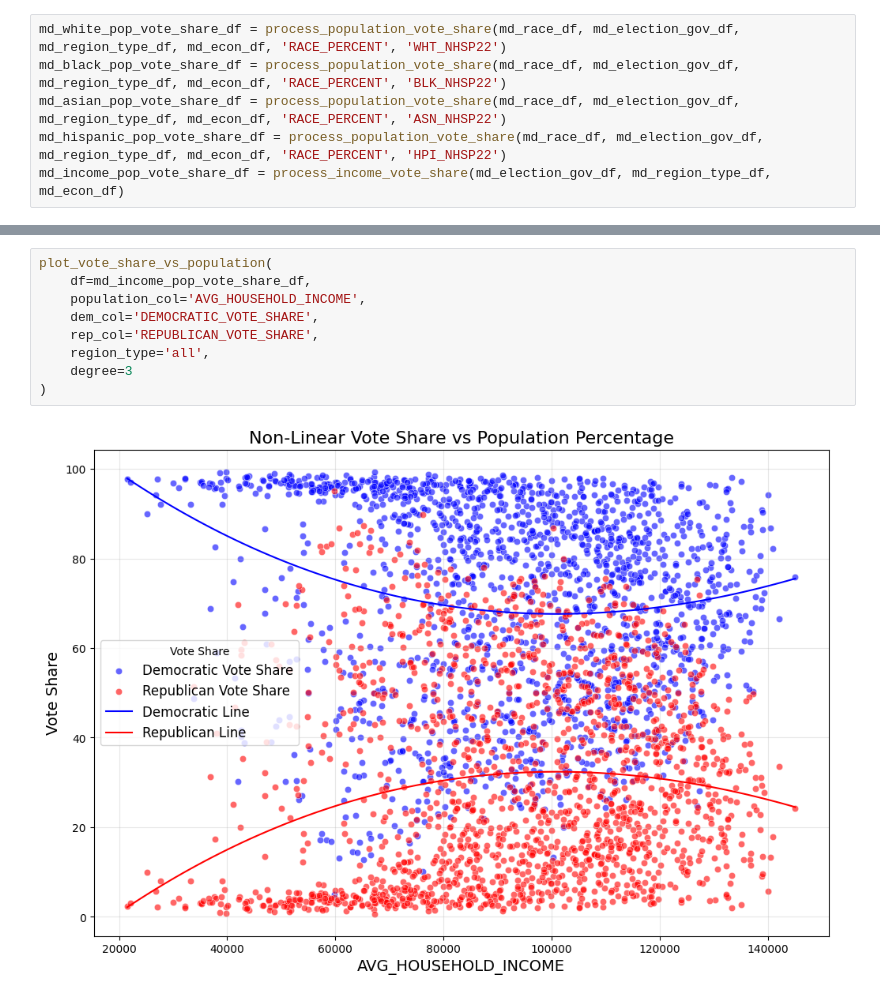
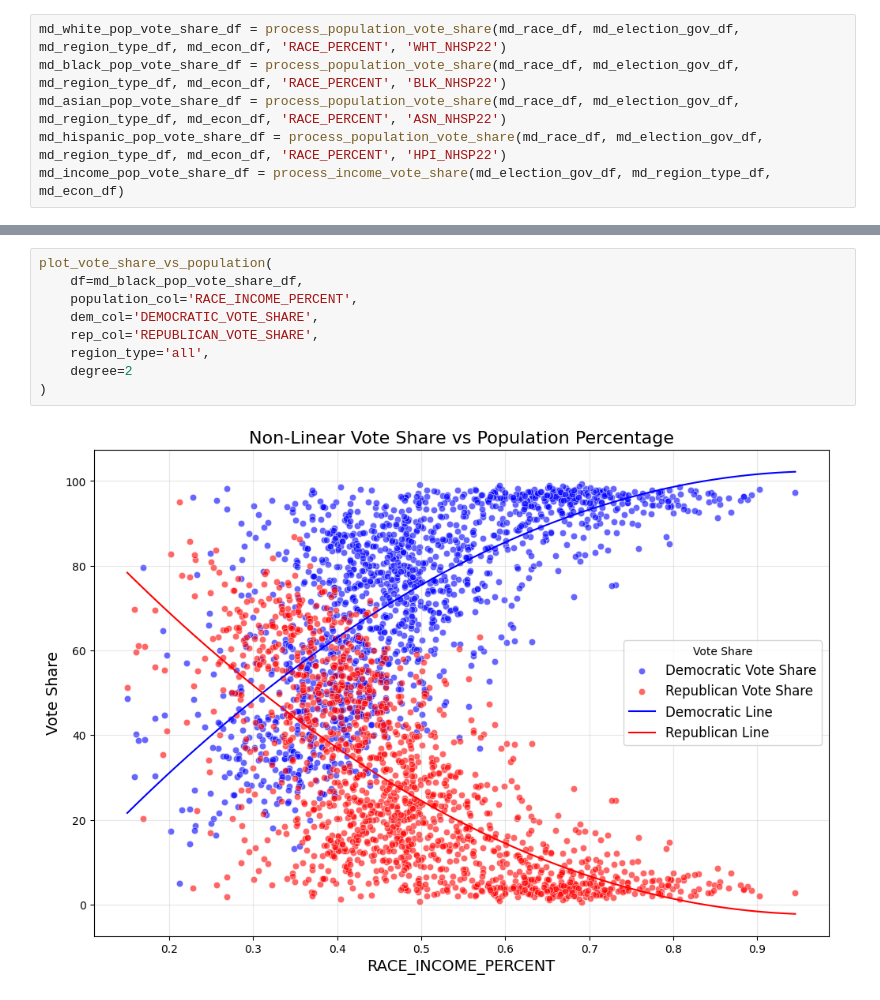
Before and after one commit to SBU-CSE-416/votifier, a Jupyter notebook: server/data/preprocess_gingles.ipynb, the cells around one changed output, grey strips where cells are left out. Saved outputs shown, nothing was run; the diff lists cells and outputs as text.

```diff
--- a/server/data/preprocess_gingles.ipynb
+++ b/server/data/preprocess_gingles.ipynb
@@ -266,14 +395,14 @@ md_income_pop_vote_share_df = process_income_vote_share(md_election_gov_df, md_r
 # %%
 plot_vote_share_vs_population(
-    df=md_income_pop_vote_share_df,
-    population_col='AVG_HOUSEHOLD_INCOME',
+    df=md_black_pop_vote_share_df,
+    population_col='RACE_INCOME_PERCENT',
     dem_col='DEMOCRATIC_VOTE_SHARE',
     rep_col='REPUBLICAN_VOTE_SHARE',
     region_type='all',
-    degree=3
+    degree=2
 )
 # %% [output]
-[figure, old version]
+[figure, new version]
 # %%
 md_white_pop_vote_share_list = md_white_pop_vote_share_df.to_dict(orient='records')
 md_black_pop_vote_share_list = md_black_pop_vote_share_df.to_dict(orient='records')
```
Also changed, not shown: parts of 14 cells of this notebook, 4 other files.
